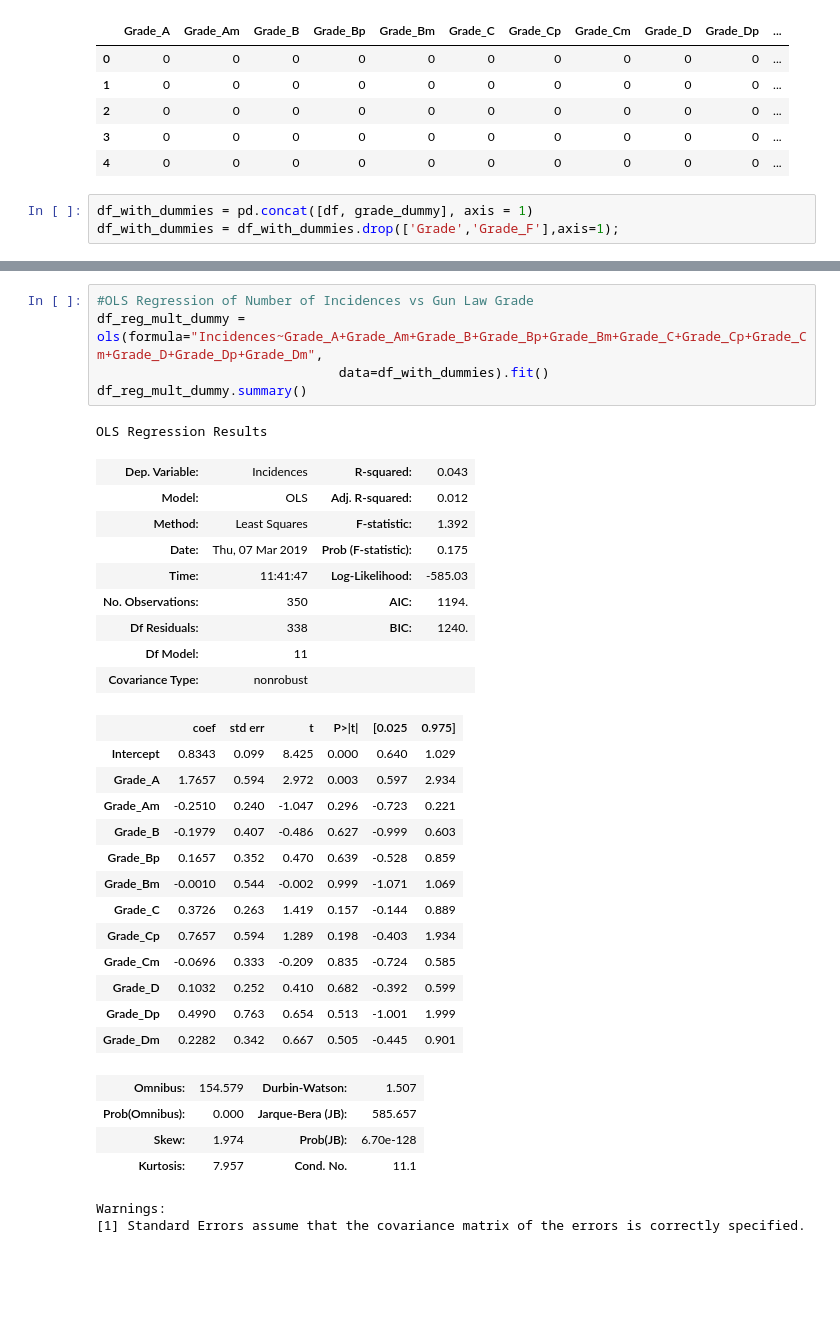
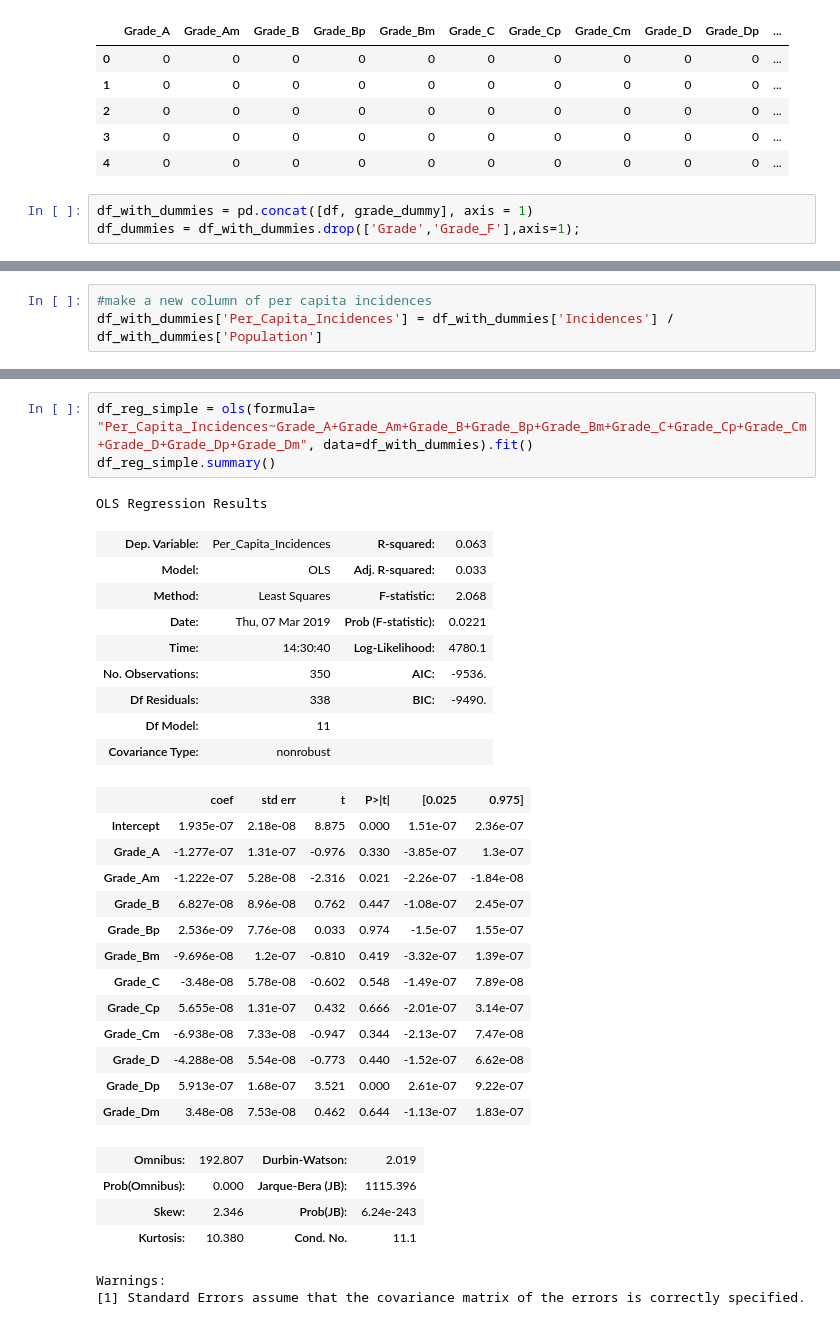
Before and after one commit to loisr/Mod-2-Project, a Jupyter notebook: Reshaped Data.ipynb, the cells around one changed output, grey strips where cells are left out. Drawn from its saved outputs; the diff is of its cells as text; blank space fills up the shorter version.

```diff
--- a/Reshaped Data.ipynb
+++ b/Reshaped Data.ipynb
@@ -306,4 +306,4 @@ grade_dummy.head()
 | 4 | 0 | 0 | 0 | 0 | 0 | 0 | 0 | 0 | 0 | 0 | ... |
 # %%
 df_with_dummies = pd.concat([df, grade_dummy], axis = 1)
-df_with_dummies = df_with_dummies.drop(['Grade','Grade_F'],axis=1);
+df_dummies = df_with_dummies.drop(['Grade','Grade_F'],axis=1);
@@ -319 +435,4 @@ df_with_dummies.head()
+# %%
+#make a new column of per capita incidences
+df_with_dummies['Per_Capita_Incidences'] = df_with_dummies['Incidences'] / df_with_dummies['Population']
 # %%
@@ -339,35 +448,33 @@ memory usage: 25.7+ KB
 # %%
-#OLS Regression of Number of Incidences vs Gun Law Grade
-df_reg_mult_dummy = ols(formula="Incidences~Grade_A+Grade_Am+Grade_B+Grade_Bp+Grade_Bm+Grade_C+Grade_Cp+Grade_Cm+Grade_D+Grade_Dp+Grade_Dm",
-                               data=df_with_dummies).fit()
-df_reg_mult_dummy.summary()
+df_reg_simple = ols(formula= "Per_Capita_Incidences~Grade_A+Grade_Am+Grade_B+Grade_Bp+Grade_Bm+Grade_C+Grade_Cp+Grade_Cm+Grade_D+Grade_Dp+Grade_Dm", data=df_with_dummies).fit()
+df_reg_simple.summary()
 # %% [output]
 OLS Regression Results
-| Dep. Variable: | Incidences | R-squared: | 0.043 |
-| Model: | OLS | Adj. R-squared: | 0.012 |
-| Method: | Least Squares | F-statistic: | 1.392 |
-| Date: | Thu, 07 Mar 2019 | Prob (F-statistic): | 0.175 |
-| Time: | 11:41:47 | Log-Likelihood: | -585.03 |
-| No. Observations: | 350 | AIC: | 1194. |
-| Df Residuals: | 338 | BIC: | 1240. |
+| Dep. Variable: | Per_Capita_Incidences | R-squared: | 0.063 |
+| Model: | OLS | Adj. R-squared: | 0.033 |
+| Method: | Least Squares | F-statistic: | 2.068 |
+| Date: | Thu, 07 Mar 2019 | Prob (F-statistic): | 0.0221 |
+| Time: | 14:30:40 | Log-Likelihood: | 4780.1 |
+| No. Observations: | 350 | AIC: | -9536. |
+| Df Residuals: | 338 | BIC: | -9490. |
 | Df Model: | 11 |  |  |
 | Covariance Type: | nonrobust |  |  |
 |  | coef | std err | t | P>|t| | [0.025 | 0.975] |
-| Intercept | 0.8343 | 0.099 | 8.425 | 0.000 | 0.640 | 1.029 |
-| Grade_A | 1.7657 | 0.594 | 2.972 | 0.003 | 0.597 | 2.934 |
-| Grade_Am | -0.2510 | 0.240 | -1.047 | 0.296 | -0.723 | 0.221 |
-| Grade_B | -0.1979 | 0.407 | -0.486 | 0.627 | -0.999 | 0.603 |
-| Grade_Bp | 0.1657 | 0.352 | 0.470 | 0.639 | -0.528 | 0.859 |
-| Grade_Bm | -0.0010 | 0.544 | -0.002 | 0.999 | -1.071 | 1.069 |
-| Grade_C | 0.3726 | 0.263 | 1.419 | 0.157 | -0.144 | 0.889 |
-| Grade_Cp | 0.7657 | 0.594 | 1.289 | 0.198 | -0.403 | 1.934 |
-| Grade_Cm | -0.0696 | 0.333 | -0.209 | 0.835 | -0.724 | 0.585 |
-| Grade_D | 0.1032 | 0.252 | 0.410 | 0.682 | -0.392 | 0.599 |
-| Grade_Dp | 0.4990 | 0.763 | 0.654 | 0.513 | -1.001 | 1.999 |
-| Grade_Dm | 0.2282 | 0.342 | 0.667 | 0.505 | -0.445 | 0.901 |
+| Intercept | 1.935e-07 | 2.18e-08 | 8.875 | 0.000 | 1.51e-07 | 2.36e-07 |
+| Grade_A | -1.277e-07 | 1.31e-07 | -0.976 | 0.330 | -3.85e-07 | 1.3e-07 |
+| Grade_Am | -1.222e-07 | 5.28e-08 | -2.316 | 0.021 | -2.26e-07 | -1.84e-08 |
+| Grade_B | 6.827e-08 | 8.96e-08 | 0.762 | 0.447 | -1.08e-07 | 2.45e-07 |
+| Grade_Bp | 2.536e-09 | 7.76e-08 | 0.033 | 0.974 | -1.5e-07 | 1.55e-07 |
+| Grade_Bm | -9.696e-08 | 1.2e-07 | -0.810 | 0.419 | -3.32e-07 | 1.39e-07 |
+| Grade_C | -3.48e-08 | 5.78e-08 | -0.602 | 0.548 | -1.49e-07 | 7.89e-08 |
+| Grade_Cp | 5.655e-08 | 1.31e-07 | 0.432 | 0.666 | -2.01e-07 | 3.14e-07 |
+| Grade_Cm | -6.938e-08 | 7.33e-08 | -0.947 | 0.344 | -2.13e-07 | 7.47e-08 |
+| Grade_D | -4.288e-08 | 5.54e-08 | -0.773 | 0.440 | -1.52e-07 | 6.62e-08 |
+| Grade_Dp | 5.913e-07 | 1.68e-07 | 3.521 | 0.000 | 2.61e-07 | 9.22e-07 |
+| Grade_Dm | 3.48e-08 | 7.53e-08 | 0.462 | 0.644 | -1.13e-07 | 1.83e-07 |
-| Omnibus: | 154.579 | Durbin-Watson: | 1.507 |
-| Prob(Omnibus): | 0.000 | Jarque-Bera (JB): | 585.657 |
-| Skew: | 1.974 | Prob(JB): | 6.70e-128 |
-| Kurtosis: | 7.957 | Cond. No. | 11.1 |
+| Omnibus: | 192.807 | Durbin-Watson: | 2.019 |
+| Prob(Omnibus): | 0.000 | Jarque-Bera (JB): | 1115.396 |
+| Skew: | 2.346 | Prob(JB): | 6.24e-243 |
+| Kurtosis: | 10.380 | Cond. No. | 11.1 |
 Warnings:
 [1] Standard Errors assume that the covariance matrix of the errors is correctly specified.
```
Also changed, not shown: parts of 21 cells of this notebook, 2 other files.
